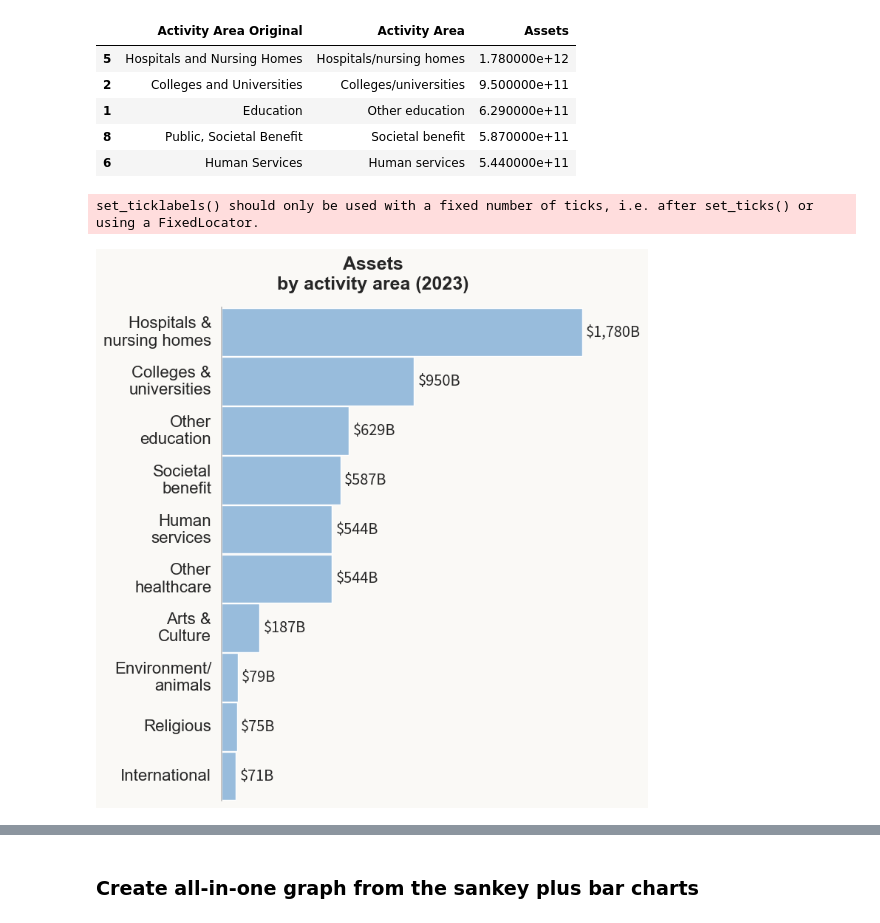
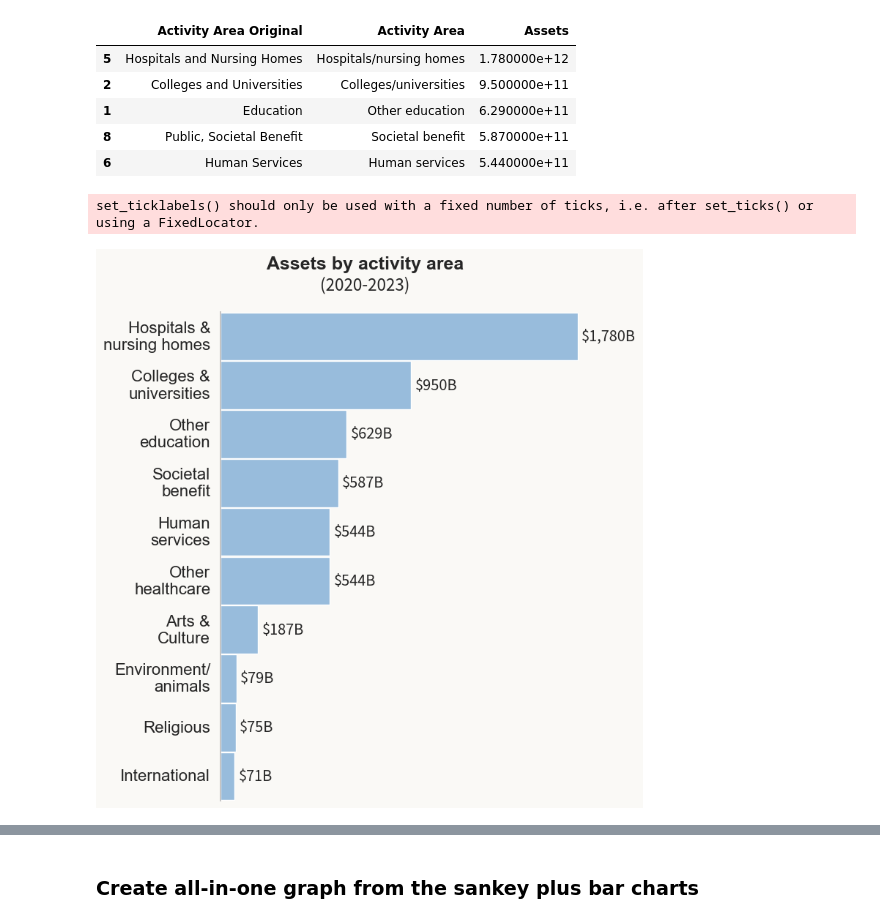
Before and after one commit to HFAwesomeCharts/MCNNonprofitEconomy, a Jupyter notebook: notebooks/MCN_NP_Economy_Figures.ipynb, the cells around one changed output, grey strips where cells are left out. Saved outputs shown, nothing was run; the diff lists cells and outputs as text; code cells hidden in the pictures.

```diff
--- a/notebooks/MCN_NP_Economy_Figures.ipynb
+++ b/notebooks/MCN_NP_Economy_Figures.ipynb
@@ -1686,39 +1674,51 @@ fig.subplots_adjust(
 
 
 # ------------------------------------------------------------
-# ADD TITLE
+# ADD TITLE & SUBTITLE
 # ------------------------------------------------------------
 
 ax.set_title(
-    "Assets\nby activity area (2023)",
-    fontsize=bar_poster_titlesize,
+    "Assets by activity area",
+    fontsize=im_poster_titlesize,
     fontweight="bold",
-    pad=18,
-    x=0.40
+    pad=0,
+    # ha="center",
+    va="top",
+    x=0.385,
+    y=1.115
 )
 
+# Set subtitles
+ax.text(
+    0.385, 1.045,
+    "(2020-2023)",
+    transform=ax.transAxes,
+    ha="center",
+    fontsize=im_poster_titlesize,
+    fontweight="normal"
+)
 
 # ------------------------------------------------------------
 # OUTPUT GRAPH AS SVG
 # ------------------------------------------------------------
 
 assets_svg_output_path = os.path.join(
     output_directory,
     assets_file + ".svg"
 )
 
 fig.savefig(
     assets_svg_output_path,
     format="svg",
     bbox_inches=None
 )
 
 dpi = 300
 
 plt.show()
 # %% [output]
 set_ticklabels() should only be used with a fixed number of ticks, i.e. after set_ticks() or using a FixedLocator.
-[figure, old version]
+[figure, new version]
 # %%
 # FIGURE: ASSETS (FOR STATIC COMBO WEB GRAPH)
 
```
Also changed, not shown: parts of 11 cells of this notebook, 9 other files.
